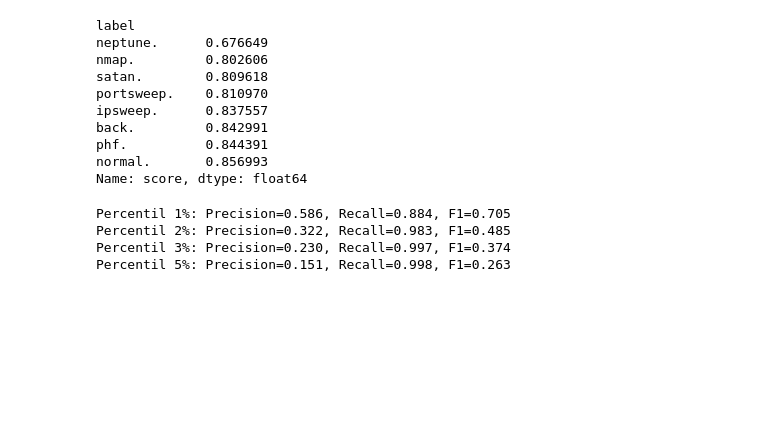
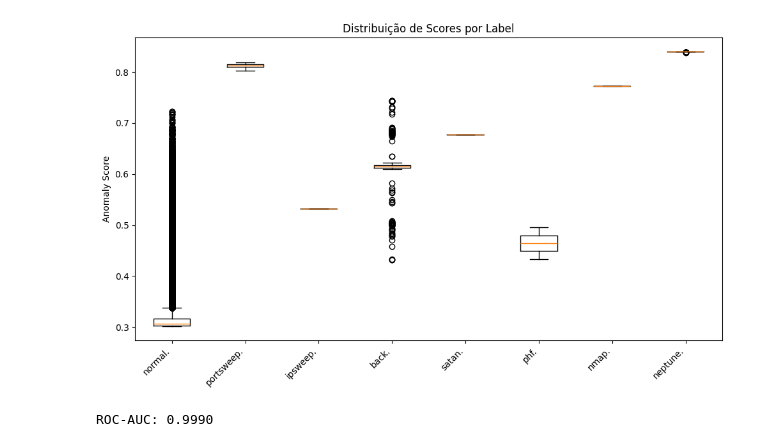
Before and after one commit to heigetter/Isolation_Tree, a Jupyter notebook: Isolation_Forest.ipynb, the cells around one changed output. Drawn from its saved outputs; the diff is of its cells as text; code cells hidden in the pictures; blank space fills up the shorter version.

Commit message:
Atualização de erros, aplicação em mais datasets e comparação com sklearn

```diff
--- a/Isolation_Forest.ipynb
+++ b/Isolation_Forest.ipynb
@@ -111,33 +103,23 @@ plt.show()
-# %%
-df['score'] = scores
-print(df.groupby('label')['score'].mean().sort_values())
-# %% [output]
-label
-neptune.      0.676649
-nmap.         0.802606
-satan.        0.809618
-portsweep.    0.810970
-ipsweep.      0.837557
-back.         0.842991
-phf.          0.844391
-normal.       0.856993
-Name: score, dtype: float64
-# %%
-for p in [1, 2, 3, 5]:
-    threshold = np.percentile(scores, p)
-    df['anomaly'] = df['score'] < threshold
-
-    tp = df[(df['anomaly'] == True) & (df['label'] != 'normal.')].shape[0]
-    fp = df[(df['anomaly'] == True) & (df['label'] == 'normal.')].shape[0]
-    fn = df[(df['anomaly'] == False) & (df['label'] != 'normal.')].shape[0]
-
-    precision = tp / (tp + fp)
-    recall = tp / (tp + fn)
-    f1 = 2 * (precision * recall) / (precision + recall)
-
-    print(f"Percentil {p}%: Precision={precision:.3f}, Recall={recall:.3f}, F1={f1:.3f}")
-# %% [output]
-Percentil 1%: Precision=0.586, Recall=0.884, F1=0.705
-Percentil 2%: Precision=0.322, Recall=0.983, F1=0.485
-Percentil 3%: Precision=0.230, Recall=0.997, F1=0.374
-Percentil 5%: Precision=0.151, Recall=0.998, F1=0.263
+# %%
+df['score'] = scores
+
+labels = df['label'].unique()
+data_por_label = [df[df['label'] == l]['score'].values for l in labels]
+
+plt.figure(figsize=(10, 6))
+plt.boxplot(data_por_label, labels=labels)
+plt.xticks(rotation=45, ha='right')
+plt.ylabel('Anomaly Score')
+plt.title('Distribuição de Scores por Label')
+plt.tight_layout()
+plt.show()
+# %% [output]
+[figure, added]
+# %%
+from sklearn.metrics import roc_auc_score
+
+y_true = (df['label'] != 'normal.').astype(int)
+auc = roc_auc_score(y_true, scores)
+print(f"ROC-AUC: {auc:.4f}")
+# %% [output]
+ROC-AUC: 0.9990
```
Also changed, not shown: parts of 25 cells of this notebook.
